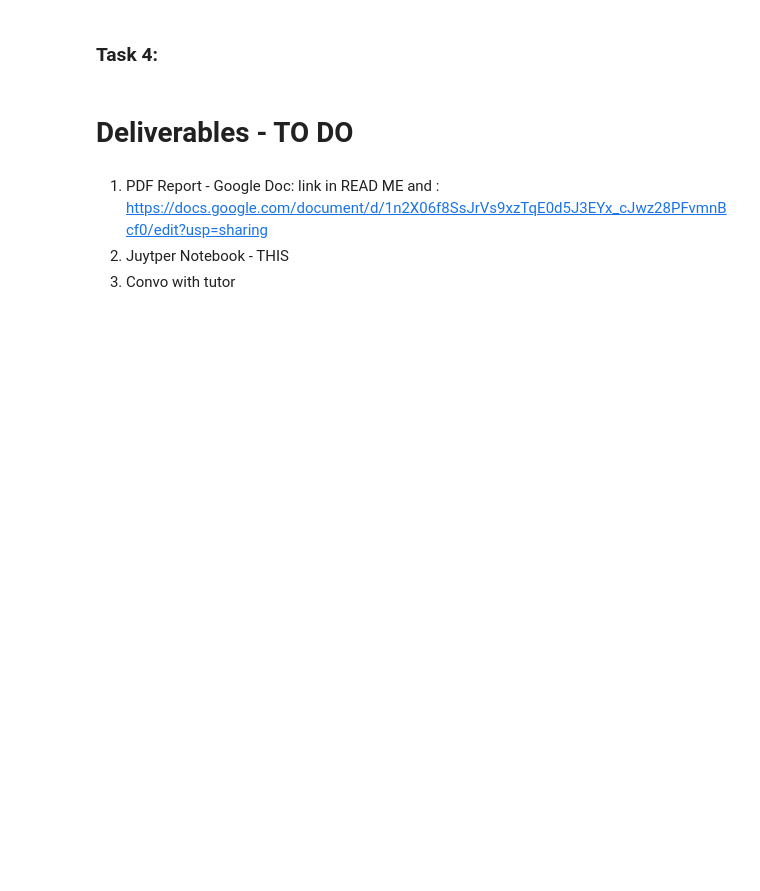
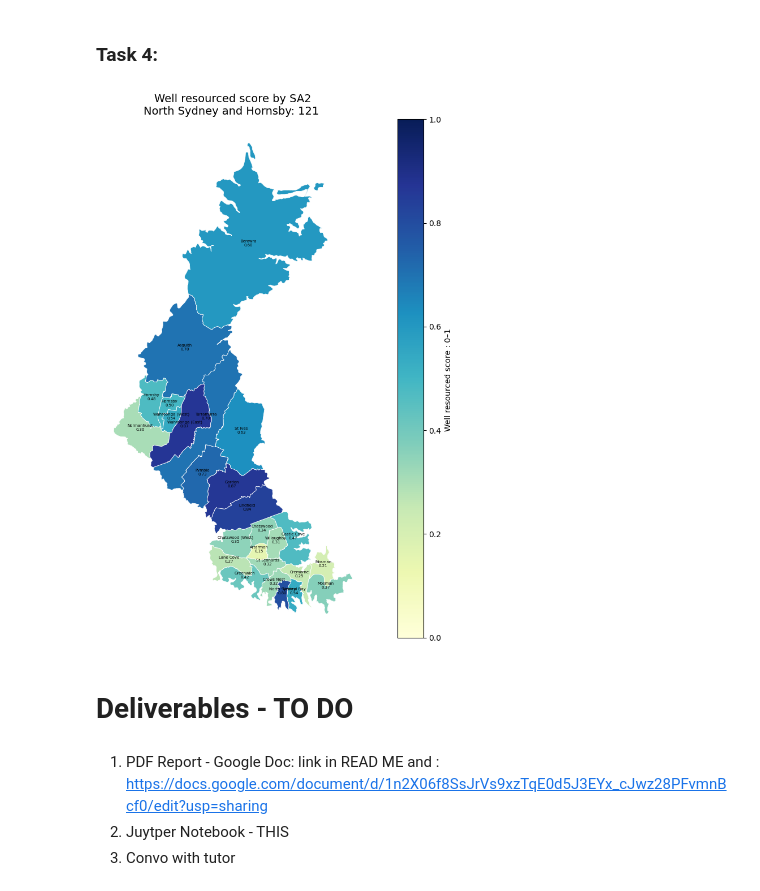
Before and after one commit to Rven66/DATA2001-Assignment_1, a Jupyter notebook: DATA2001-Assignment_1.ipynb, the cells around one changed output. Drawn from its saved outputs; the diff is of its cells as text; code cells hidden in the pictures; blank space fills up the shorter version.

```diff
--- a/DATA2001-Assignment_1.ipynb
+++ b/DATA2001-Assignment_1.ipynb
@@ -2381,5 +2527,51 @@ NameError: name 'df_all_pois_area4' is not defined
 # %% [markdown]
 ### Task 4:
+# %%
+
+map_data4 = sa2_join_area4.merge(
+    poi_counts4[["SA2_NAME21", "poi_count", "score"]],
+    on="SA2_NAME21",
+    how="left"
+)
+
+fig, ax = plt.subplots(figsize=(12, 10))
+
+
+map_data4.plot(
+    column      = "score",
+    cmap        = "YlGnBu",
+    linewidth   = 0.6,
+    edgecolor   = "white",
+    legend      = True,
+    legend_kwds = {"label": "Well resourced score : 0–1 "},
+    ax          = ax,
+    missing_kwds= {"color": "lightgrey", "label": "No data"},
+    vmin        = 0,
+    vmax        = 1,
+)
+
+
+for _, row in map_data4.iterrows():
+    if pd.notna(row.get("score")):
+        centroid = row.geometry.centroid
+        ax.annotate(
+            f"{row['SA2_NAME21'].split(' - ')[0]}\n{row['score']:.2f}",
+            xy       = (centroid.x, centroid.y),
+            fontsize = 5,
+            ha       = "center",
+            color    = "black",
+        )
+
+ax.set_title(
+    "Well resourced score by SA2\nNorth Sydney and Hornsby: 121 ",
+    fontsize=14
+)
+ax.set_axis_off()
+plt.tight_layout()
+plt.savefig("task4_map_121.png", dpi=200, bbox_inches="tight")
+plt.show()
+# %% [output]
+[figure, added]
 # %% [markdown]
 # Deliverables - TO DO
 # %% [markdown]
```
Also changed, not shown: parts of 7 cells of this notebook, 2 other files.
